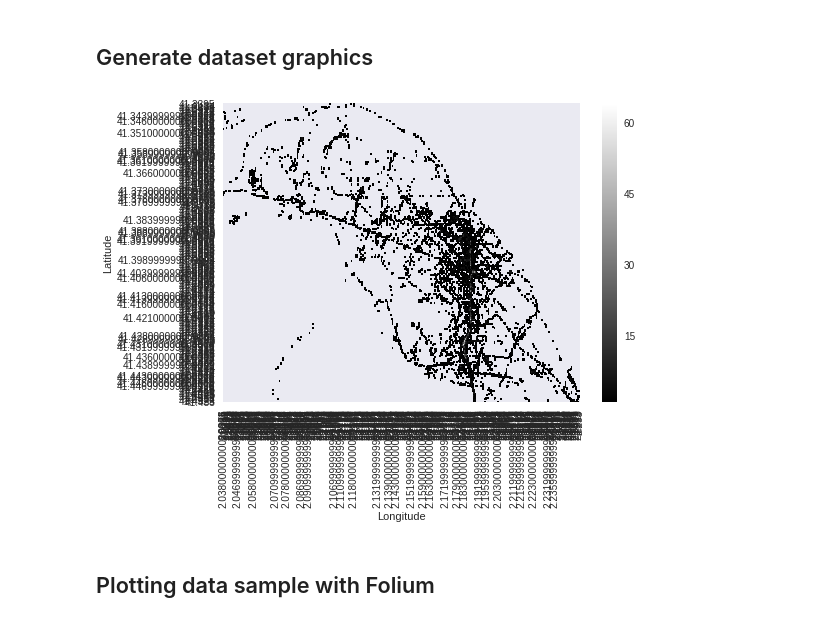
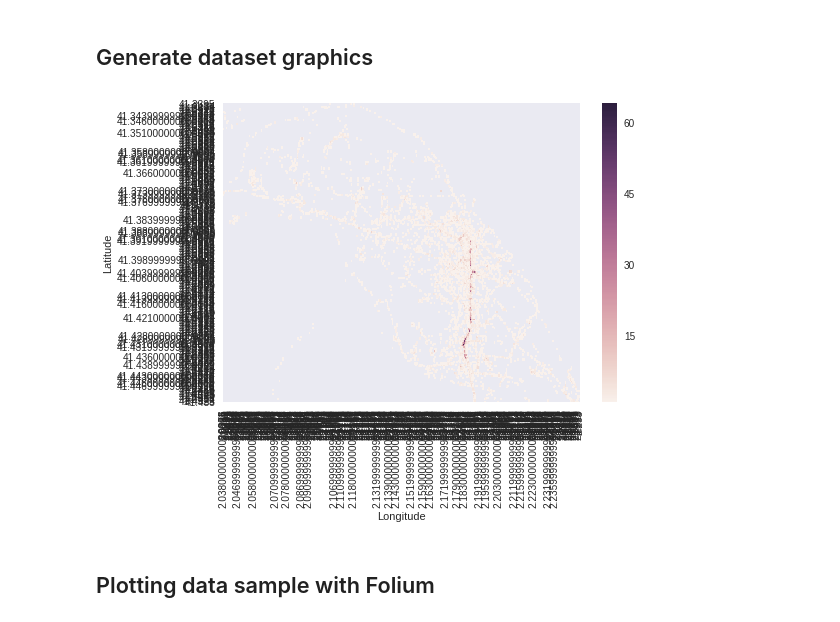
Before and after one commit to Giffy/AI_Mobile-footprint_AIBCN, a Jupyter notebook: 3_Dataset_creation.ipynb, the cells around one changed output. Drawn from its saved outputs; the diff is of its cells as text; code cells hidden in the pictures.

```diff
--- a/3_Dataset_creation.ipynb
+++ b/3_Dataset_creation.ipynb
@@ -48,18 +53,18 @@ df.head()
 # %%
 # Sample of plotting graphic with seaborn
 # plot of Barcelona the 11th September of 2015
 
 df0 = df[ (df['Year']== 2015) & (df['Month']== 9) & (df['Day']== 11)]
 df0 = df0.groupby(['Latitude','Longitude'], as_index= False).count()
 result = df0.pivot (index='Latitude' , columns='Longitude', values='Day')
 
 import seaborn
 import seaborn as sns
-sns_plot = seaborn.heatmap(result, cmap = 'gray')
+sns_plot = seaborn.heatmap(result) #, cmap = 'gray')
 fig = sns_plot.get_figure()
 fig.savefig("output.png")
 # %% [output]
-[figure, old version]
+[figure, new version]
 # %%
 # Iteration to create the dataset of graphics
 years = [2015, 2016, 2017]
```
Also changed, not shown: parts of 6 cells of this notebook.
